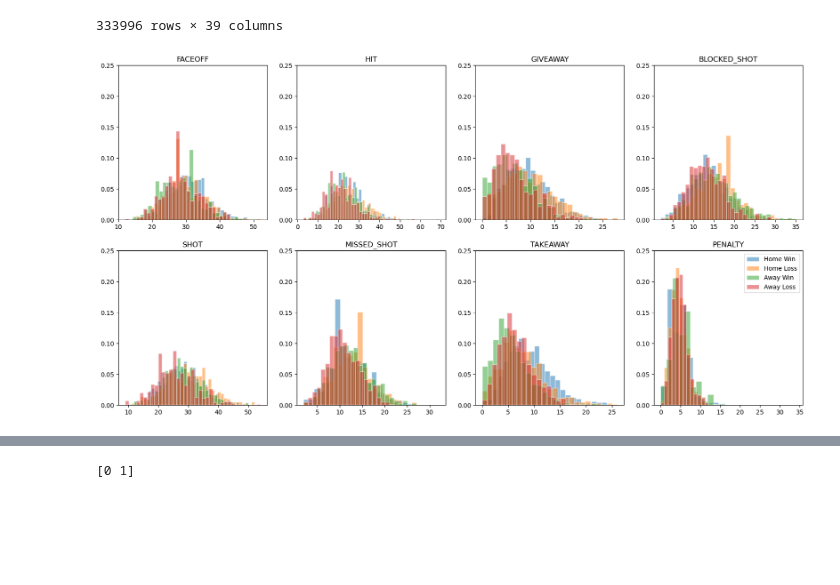
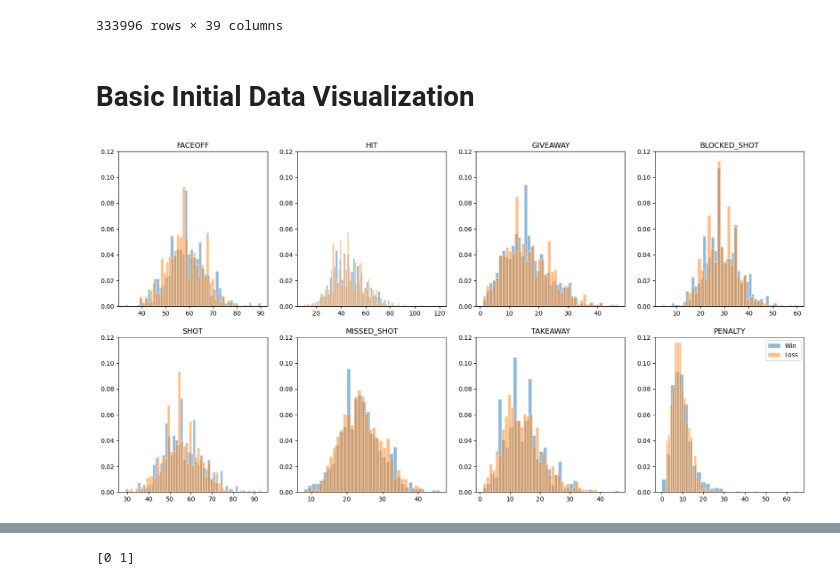
Before and after one commit to jeffxhansen/NHL_Win_Predictor, a Jupyter notebook: dylan.ipynb, the cells around one changed output, grey strips where cells are left out. Cells and saved outputs as stored; diff of their text form; code cells hidden in the pictures; blank space fills up the shorter version.

```diff
--- a/dylan.ipynb
+++ b/dylan.ipynb
@@ -356,30 +329,44 @@ final_df_opt
 | 276 | 26.0 | 47.0 | 11.0 | 15.0 | 37.0 | 9.0 | 0.0 | ... |
 | 277 | 26.0 | 47.0 | 11.0 | 15.0 | 37.0 | 10.0 | 0.0 | ... |
 333996 rows × 39 columns
+# %% [markdown]
+<h1>Basic Initial Data Visualization</h1>
 # %%
 # Get the last rows for each game.
 last_row = final_df_opt['GAME_ID'].shift(-1) != final_df_opt['GAME_ID']
 last_row = final_df_opt.loc[last_row, :]
+
+# Get rid of NaN's
+last_row = last_row.fillna(0)
 
 fig, ax = plt.subplots(2, 4, figsize=(20, 10))
 row, co = 2, 4
 r, c = 0, 0
 for i, col in enumerate(['FACEOFF', 'HIT', 'GIVEAWAY', 'BLOCKED_SHOT', 'SHOT', 'MISSED_SHOT', 'TAKEAWAY', 'PENALTY']):
     mask = last_row['WIN'] == 1
-    ax[r, c].hist(last_row[mask][f'HOME_{col}'], alpha=0.5, bins=len(last_row[mask][f'HOME_{col}'].unique()), label='Home Win', density=True   , edgecolor='white')
-    ax[r, c].hist(last_row[~mask][f'HOME_{col}'], alpha=0.5, bins=len(last_row[~mask][f'HOME_{col}'].unique()), label='Home Loss', density=True, edgecolor='white')
-    ax[r, c].hist(last_row[mask][f'AWAY_{col}'], alpha=0.5, bins=len(last_row[mask][f'AWAY_{col}'].unique()), label='Away Win', density=True   , edgecolor='white')
-    ax[r, c].hist(last_row[~mask][f'AWAY_{col}'], alpha=0.5, bins=len(last_row[~mask][f'AWAY_{col}'].unique()), label='Away Loss', density=True, edgecolor='white')
-    ax[r, c].set_ylim(0, .25)
+    # These rows plot four histograms per event. Home win, Home loss, Away win, Away loss.
+    # ax[r, c].hist(last_row[mask][f'HOME_{col}'], alpha=0.5, bins=len(last_row[mask][f'HOME_{col}'].unique()), label='Home Win', density=True   , edgecolor='white')
+    # ax[r, c].hist(last_row[~mask][f'HOME_{col}'], alpha=0.5, bins=len(last_row[~mask][f'HOME_{col}'].unique()), label='Home Loss', density=True, edgecolor='white')
+    # ax[r, c].hist(last_row[mask][f'AWAY_{col}'], alpha=0.5, bins=len(last_row[mask][f'AWAY_{col}'].unique()), label='Away Win', density=True   , edgecolor='white')
+    # ax[r, c].hist(last_row[~mask][f'AWAY_{col}'], alpha=0.5, bins=len(last_row[~mask][f'AWAY_{col}'].unique()), label='Away Loss', density=True, edgecolor='white')
+    # ax[r, c].set_ylim(0, .25)
+    # ax[r, c].set_title(col)
+
+    # These rows plot two histograms per event. Win and Loss.
+    win = last_row[mask][f'HOME_{col}'] + last_row[mask][f'AWAY_{col}']
+    loss = last_row[~mask][f'HOME_{col}'] + last_row[~mask][f'AWAY_{col}']
+    ax[r, c].hist(win, alpha=0.5, bins=len(win.unique()), label='Win', density=True   , edgecolor='white')
+    ax[r, c].hist(loss, alpha=0.5, bins=len(loss.unique()), label='Loss', density=True, edgecolor='white')
+    ax[r, c].set_ylim(0, .12)
     ax[r, c].set_title(col)
 
     c += 1
     if c == co:
         c = 0
         r += 1
 
 ax[r-1, c-1].legend()
 
 plt.show()
 # %% [output]
-[figure, old version]
+[figure, new version]
```
Also changed, not shown: parts of 22 cells of this notebook.
